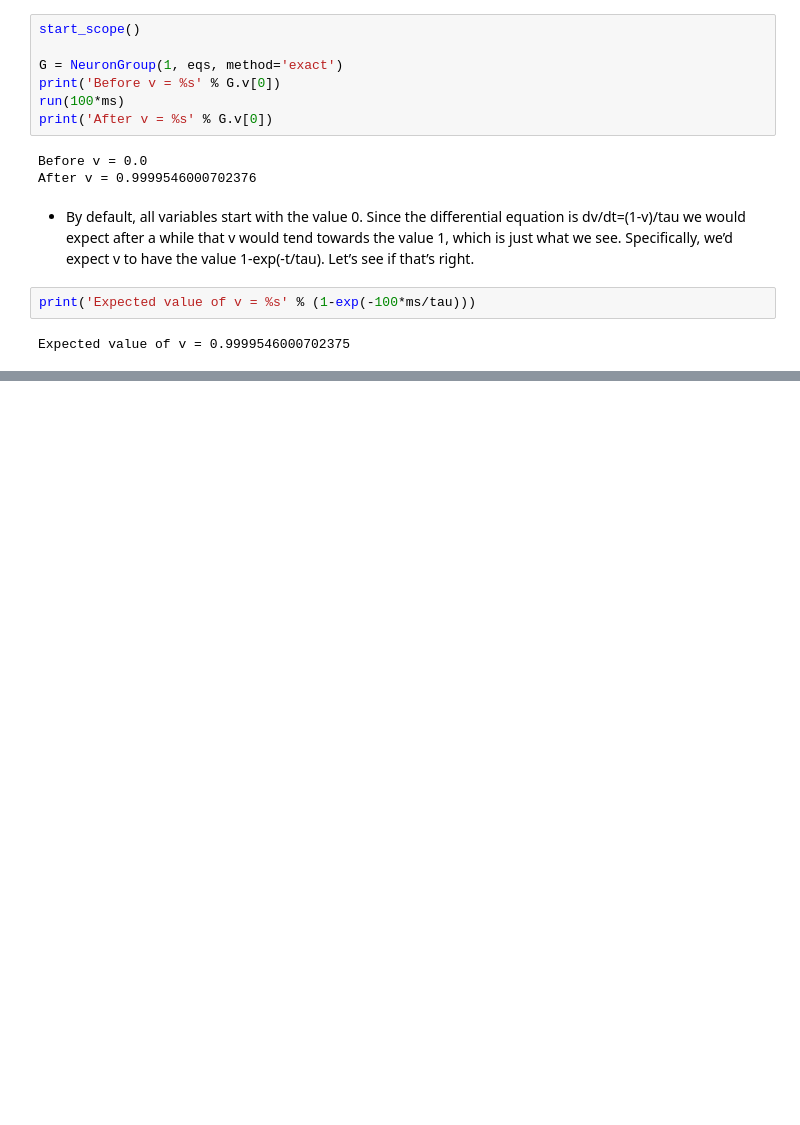
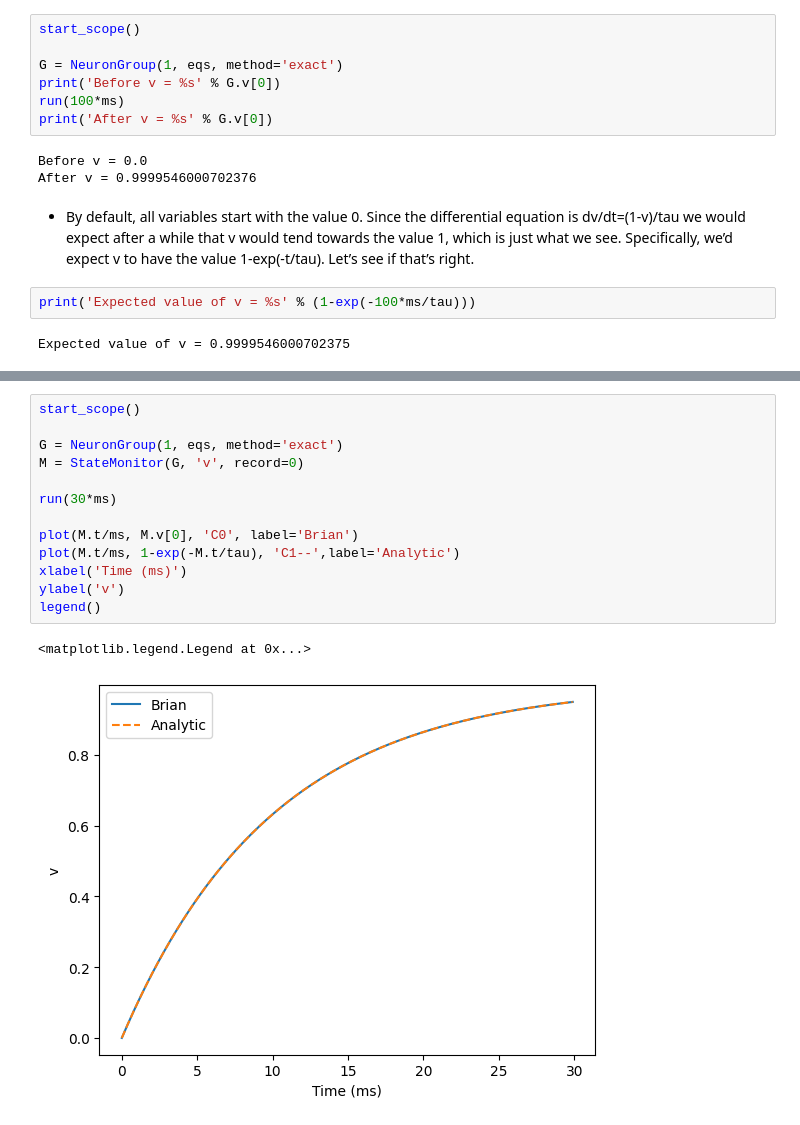
Before and after one commit to HyunsuLee/neural_dynamic_tutorial, a Jupyter notebook: brian_tutorial/Part_1_neurons.ipynb, the cells around one changed output, grey strips where cells are left out. Drawn from its saved outputs; the diff is of its cells as text; blank space fills up the shorter version.

Commit message:
brian2 tutorial part1 done

```diff
--- a/brian_tutorial/Part_1_neurons.ipynb
+++ b/brian_tutorial/Part_1_neurons.ipynb
@@ -88,0 +96,16 @@ Expected value of v = 0.9999546000702375
+# %%
+start_scope()
+
+G = NeuronGroup(1, eqs, method='exact')
+M = StateMonitor(G, 'v', record=0)
+
+run(30*ms)
+
+plot(M.t/ms, M.v[0], 'C0', label='Brian')
+plot(M.t/ms, 1-exp(-M.t/tau), 'C1--',label='Analytic')
+xlabel('Time (ms)')
+ylabel('v')
+legend()
+# %% [output]
+<matplotlib.legend.Legend at 0x...>
+[figure, added]
```
Also changed, not shown: parts of 19 cells of this notebook.
